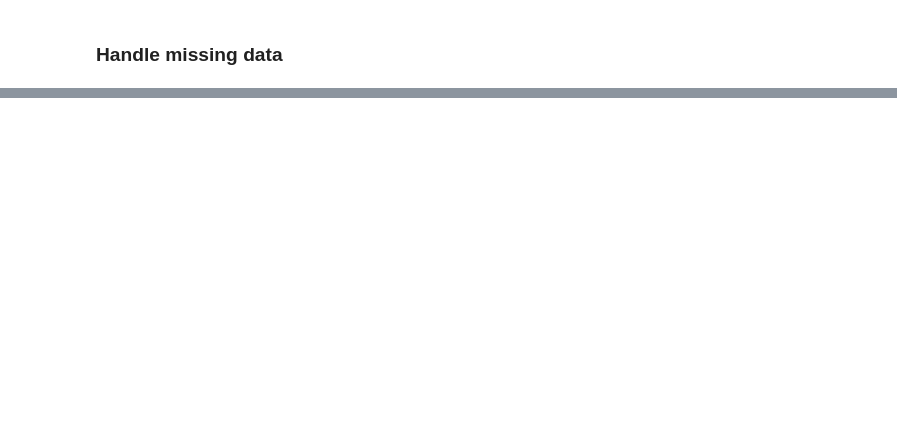
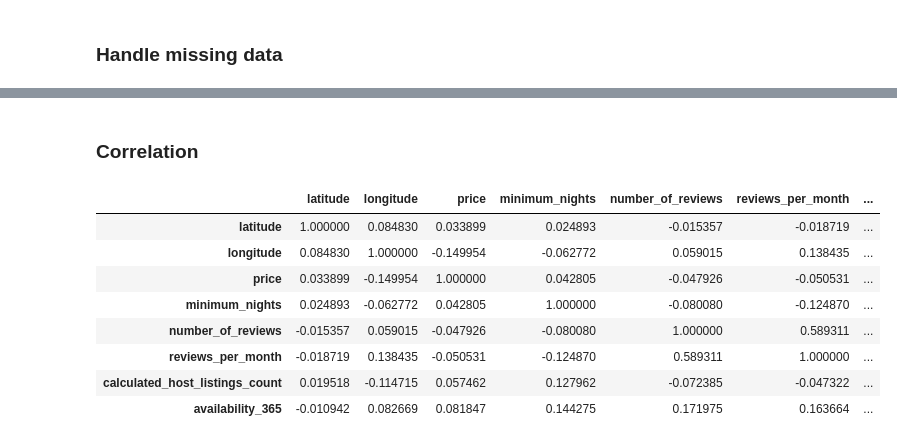
Before and after one commit to Min-Ling/TCS-GA-Capstone-Final-Project, a Jupyter notebook: AB_NYC_EDA.ipynb, the cells around one changed output, grey strips where cells are left out. Drawn from its saved outputs; the diff is of its cells as text; code cells hidden in the pictures; blank space fills up the shorter version.

```diff
--- a/AB_NYC_EDA.ipynb
+++ b/AB_NYC_EDA.ipynb
@@ -173,0 +175,3 @@ Based on the statistical data:
+# %%
+# Replace NaN with value 0
+data.reviews_per_month.fillna(value=0, inplace=True)
@@ -173,0 +196,6 @@ Based on the statistical data:
+# %%
+# Get row index to be removed
+rows_index = data.loc[data.price == 0].index
+
+# Remove rows from dataframe
+data.drop(rows_index, inplace=True)
@@ -173,0 +206,2 @@ Based on the statistical data:
+# %%
+data.drop(columns=['id', 'name', 'host_id', 'host_name', 'last_review'], inplace=True)
@@ -173,0 +217,15 @@ Based on the statistical data:
+# %% [markdown]
+### Correlation
+# %%
+corr = data.corr()
+corr
+# %% [output]
+|  | latitude | longitude | price | minimum_nights | number_of_reviews | reviews_per_month | ... |
+| latitude | 1.000000 | 0.084830 | 0.033899 | 0.024893 | -0.015357 | -0.018719 | ... |
+| longitude | 0.084830 | 1.000000 | -0.149954 | -0.062772 | 0.059015 | 0.138435 | ... |
+| price | 0.033899 | -0.149954 | 1.000000 | 0.042805 | -0.047926 | -0.050531 | ... |
+| minimum_nights | 0.024893 | -0.062772 | 0.042805 | 1.000000 | -0.080080 | -0.124870 | ... |
+| number_of_reviews | -0.015357 | 0.059015 | -0.047926 | -0.080080 | 1.000000 | 0.589311 | ... |
+| reviews_per_month | -0.018719 | 0.138435 | -0.050531 | -0.124870 | 0.589311 | 1.000000 | ... |
+| calculated_host_listings_count | 0.019518 | -0.114715 | 0.057462 | 0.127962 | -0.072385 | -0.047322 | ... |
+| availability_365 | -0.010942 | 0.082669 | 0.081847 | 0.144275 | 0.171975 | 0.163664 | ... |
```
Also changed, not shown: parts of 78 cells of this notebook.
